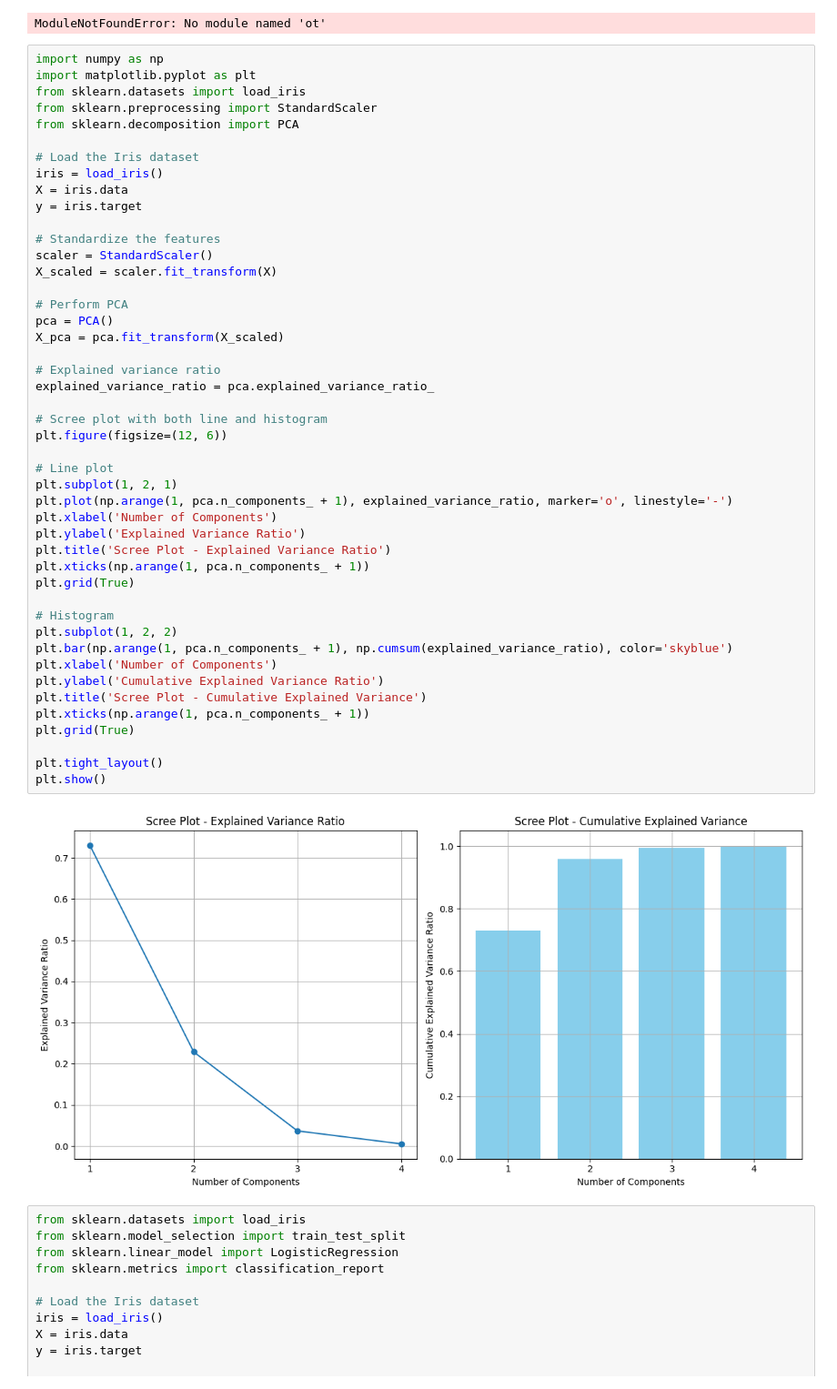
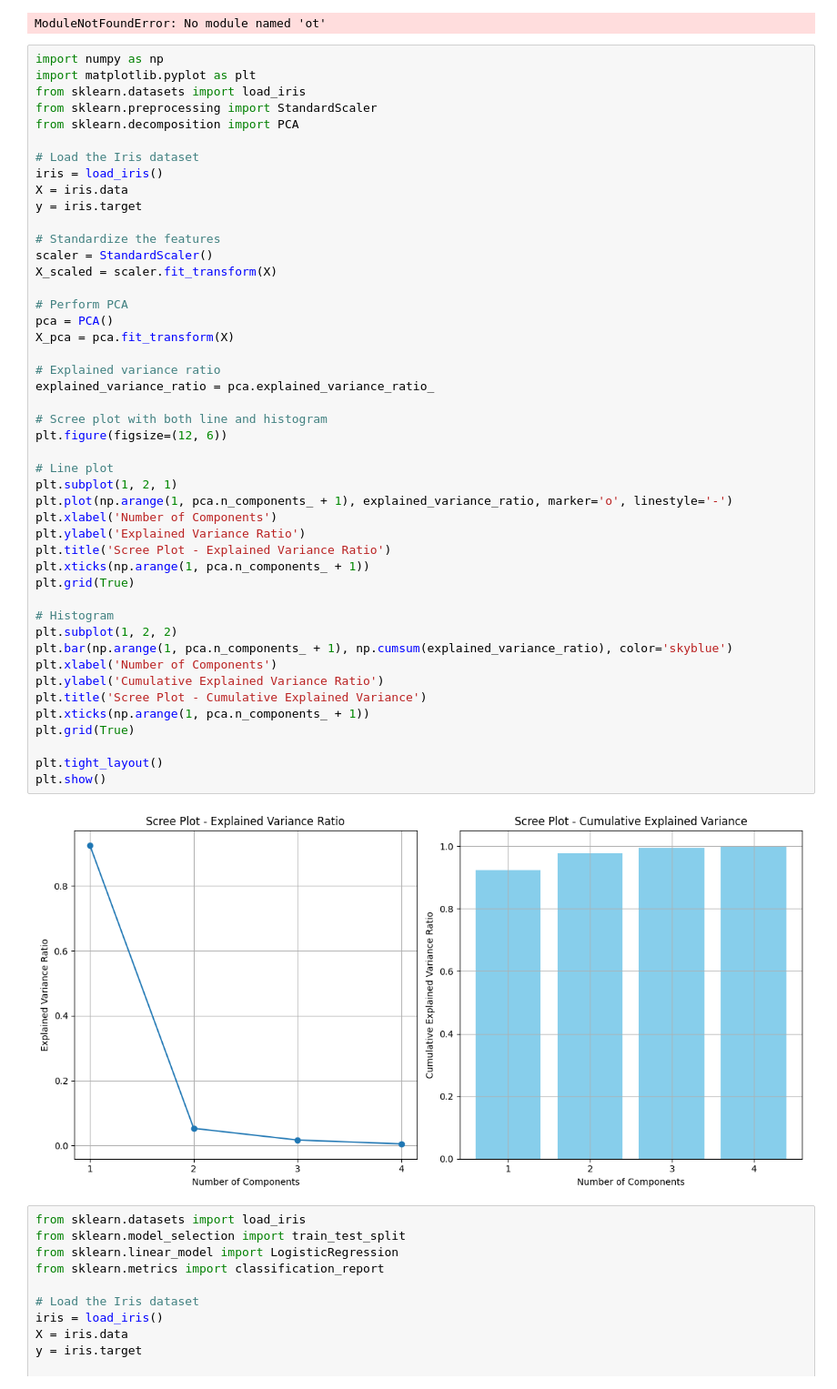
Before and after one commit to Versus-91/aitoolkit, a Jupyter notebook: test.ipynb, the cells around one changed output. Shown at 91% size. Saved outputs shown, nothing was run; the diff lists cells and outputs as text.

```diff
--- a/test.ipynb
+++ b/test.ipynb
@@ -677,36 +677,36 @@ X_scaled = scaler.fit_transform(X)
 
 # Perform PCA
 pca = PCA()
-X_pca = pca.fit_transform(X_scaled)
+X_pca = pca.fit_transform(X)
 
 # Explained variance ratio
 explained_variance_ratio = pca.explained_variance_ratio_
 
 # Scree plot with both line and histogram
 plt.figure(figsize=(12, 6))
 
 # Line plot
 plt.subplot(1, 2, 1)
 plt.plot(np.arange(1, pca.n_components_ + 1), explained_variance_ratio, marker='o', linestyle='-')
 plt.xlabel('Number of Components')
 plt.ylabel('Explained Variance Ratio')
 plt.title('Scree Plot - Explained Variance Ratio')
 plt.xticks(np.arange(1, pca.n_components_ + 1))
 plt.grid(True)
 
 # Histogram
 plt.subplot(1, 2, 2)
 plt.bar(np.arange(1, pca.n_components_ + 1), np.cumsum(explained_variance_ratio), color='skyblue')
 plt.xlabel('Number of Components')
 plt.ylabel('Cumulative Explained Variance Ratio')
 plt.title('Scree Plot - Cumulative Explained Variance')
 plt.xticks(np.arange(1, pca.n_components_ + 1))
 plt.grid(True)
 
 plt.tight_layout()
 plt.show()
 # %% [output]
-[figure, old version]
+[figure, new version]
 # %%
 from sklearn.datasets import load_iris
 from sklearn.model_selection import train_test_split
```
Also changed, not shown: parts of 1 cell of this notebook.
